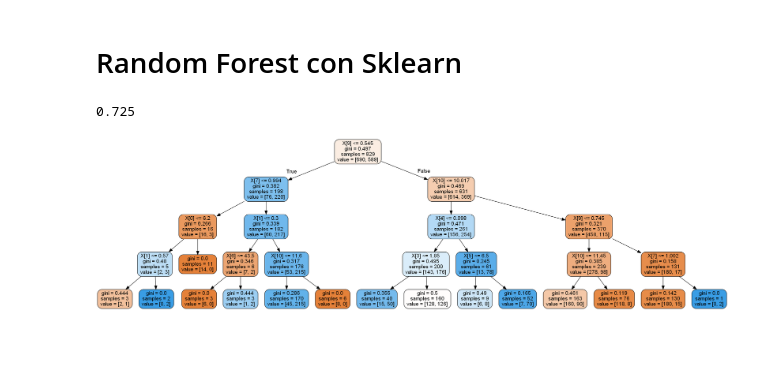
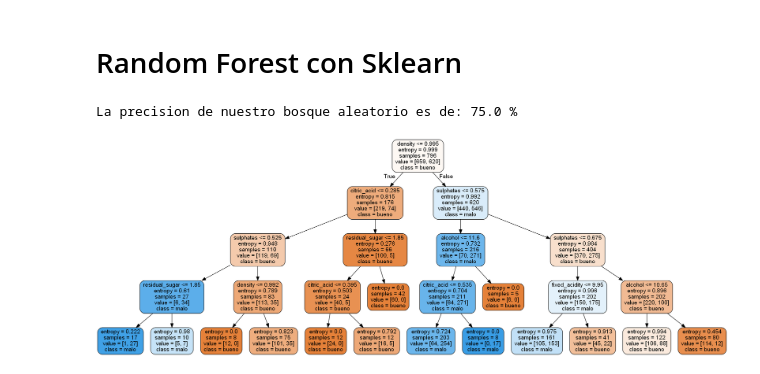
Before and after one commit to NohemyLemus/Inteligencia-artificial, a Jupyter notebook: Bosques/Codigo/Bosques_Aleatorios.ipynb, the cells around one changed output. Cells and saved outputs as stored; diff of their text form; code cells hidden in the pictures; blank space fills up the shorter version.

```diff
--- a/Bosques/Codigo/Bosques_Aleatorios.ipynb
+++ b/Bosques/Codigo/Bosques_Aleatorios.ipynb
@@ -246,19 +270,25 @@ y = df_vino.values[:,-1]
 # %%
 X_train, X_test, y_train, y_test = train_test_split(X, y, test_size=0.2)
 # %%
-clf = RandomForestClassifier(n_estimators=4, max_depth=4)
+clf = RandomForestClassifier(criterion='entropy', n_estimators=10, max_depth=4)
 clf.fit(X_train, y_train)
 
 y_predict = clf.predict(X_test)
-metrics.accuracy_score (y_test, y_predict)
+precision = metrics.accuracy_score (y_test, y_predict)
+
+# definimios los atributos y la columna de clasificacion
+# para mostrarlos en el arbol
+columnas = df_vino.columns[:-1]
+clases = np.unique(df_vino.values[:,-1])
+print(f'La precision de nuestro bosque aleatorio es de: {precision*100} %')
 # %% [output]
-0.725
+La precision de nuestro bosque aleatorio es de: 75.0 %
 # %%
 with open(r"wine-tree.dot",'w') as f:
-    f = tree.export_graphviz(clf.estimators_[1], out_file=f, impurity=True, rounded=True, filled=True)
+    f = tree.export_graphviz(clf.estimators_[1], out_file=f, feature_names=columnas, class_names=clases, impurity=True, rounded=True, filled=True)
 
 os.environ["PATH"] += os.pathsep + 'C:/Program Files (x86)/Graphviz2.38/bin/'
 check_call(['dot','-Tpng',r'wine-tree.dot','-o',r'wine-tree.png'])
 PImage("wine-tree.png")
 # %% [output]
-[figure, old version]
+[figure, new version]
```
Also changed, not shown: parts of 25 cells of this notebook, 4 other files.
